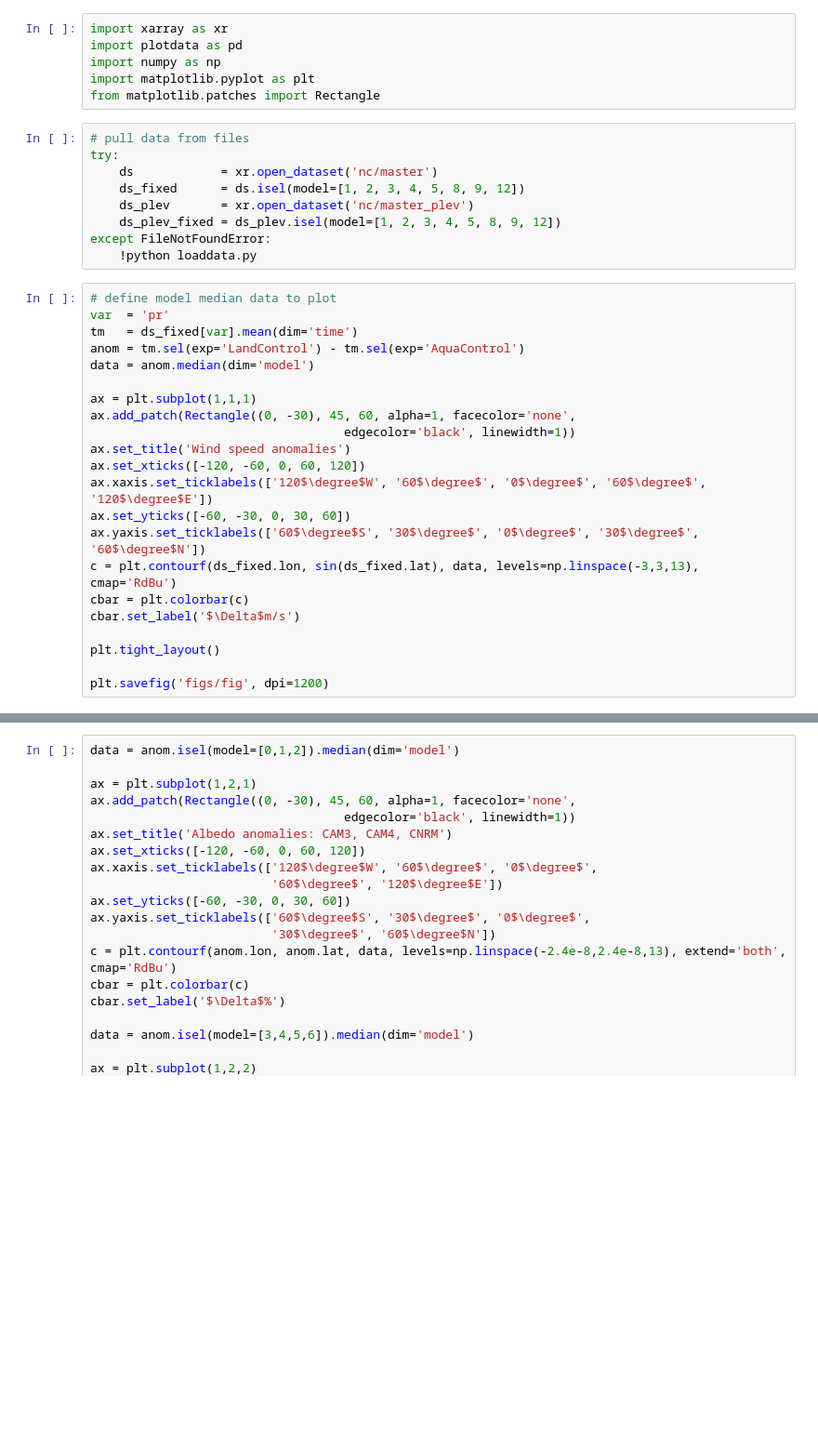
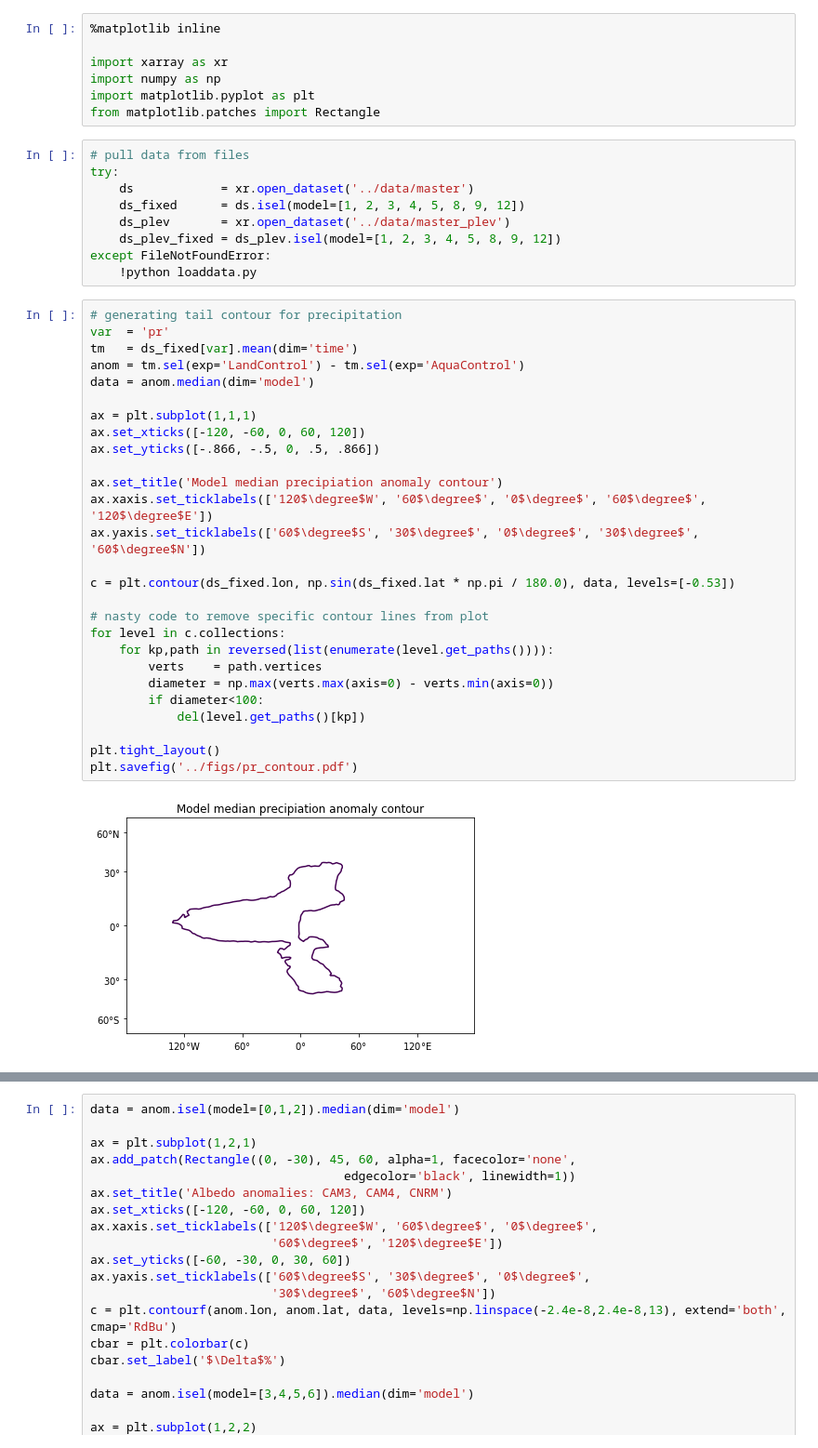
Before and after one commit to charlesbluca/TRACMIP, a Jupyter notebook: notebooks/testing.ipynb, the cells around one changed output, grey strips where cells are left out. Shown: that part at 93% size. Drawn from its saved outputs; the diff is of its cells as text; blank space fills up the shorter version.

```diff
--- a/notebooks/testing.ipynb
+++ b/notebooks/testing.ipynb
@@ -1,37 +1,45 @@
 # %%
+%matplotlib inline
+
 import xarray as xr
-import plotdata as pd
 import numpy as np
 import matplotlib.pyplot as plt
 from matplotlib.patches import Rectangle
 # %%
 # pull data from files
 try:
-    ds            = xr.open_dataset('nc/master')
+    ds            = xr.open_dataset('../data/master')
     ds_fixed      = ds.isel(model=[1, 2, 3, 4, 5, 8, 9, 12])
-    ds_plev       = xr.open_dataset('nc/master_plev')
+    ds_plev       = xr.open_dataset('../data/master_plev')
     ds_plev_fixed = ds_plev.isel(model=[1, 2, 3, 4, 5, 8, 9, 12])
 except FileNotFoundError:
     !python loaddata.py
 # %%
-# define model median data to plot
+# generating tail contour for precipitation
 var  = 'pr'
 tm   = ds_fixed[var].mean(dim='time')
 anom = tm.sel(exp='LandControl') - tm.sel(exp='AquaControl')
 data = anom.median(dim='model')
 
 ax = plt.subplot(1,1,1)
-ax.add_patch(Rectangle((0, -30), 45, 60, alpha=1, facecolor='none',
-                                   edgecolor='black', linewidth=1))
-ax.set_title('Wind speed anomalies')
 ax.set_xticks([-120, -60, 0, 60, 120])
+ax.set_yticks([-.866, -.5, 0, .5, .866])
+
+ax.set_title('Model median precipiation anomaly contour')
 ax.xaxis.set_ticklabels(['120$\degree$W', '60$\degree$', '0$\degree$', '60$\degree$', '120$\degree$E'])
-ax.set_yticks([-60, -30, 0, 30, 60])
 ax.yaxis.set_ticklabels(['60$\degree$S', '30$\degree$', '0$\degree$', '30$\degree$', '60$\degree$N'])
-c = plt.contourf(ds_fixed.lon, sin(ds_fixed.lat), data, levels=np.linspace(-3,3,13), cmap='RdBu')
-cbar = plt.colorbar(c)
-cbar.set_label('$\Delta$m/s')
+
+c = plt.contour(ds_fixed.lon, np.sin(ds_fixed.lat * np.pi / 180.0), data, levels=[-0.53])
+
+# nasty code to remove specific contour lines from plot
+for level in c.collections:
+    for kp,path in reversed(list(enumerate(level.get_paths()))):
+        verts    = path.vertices
+        diameter = np.max(verts.max(axis=0) - verts.min(axis=0))
+        if diameter<100:
+            del(level.get_paths()[kp])
 
 plt.tight_layout()
-
-plt.savefig('figs/fig', dpi=1200)
+plt.savefig('../figs/pr_contour.pdf')
+# %% [output]
+[figure, added]
```
Also changed, not shown: parts of 1 cell of this notebook, 1 other file.
